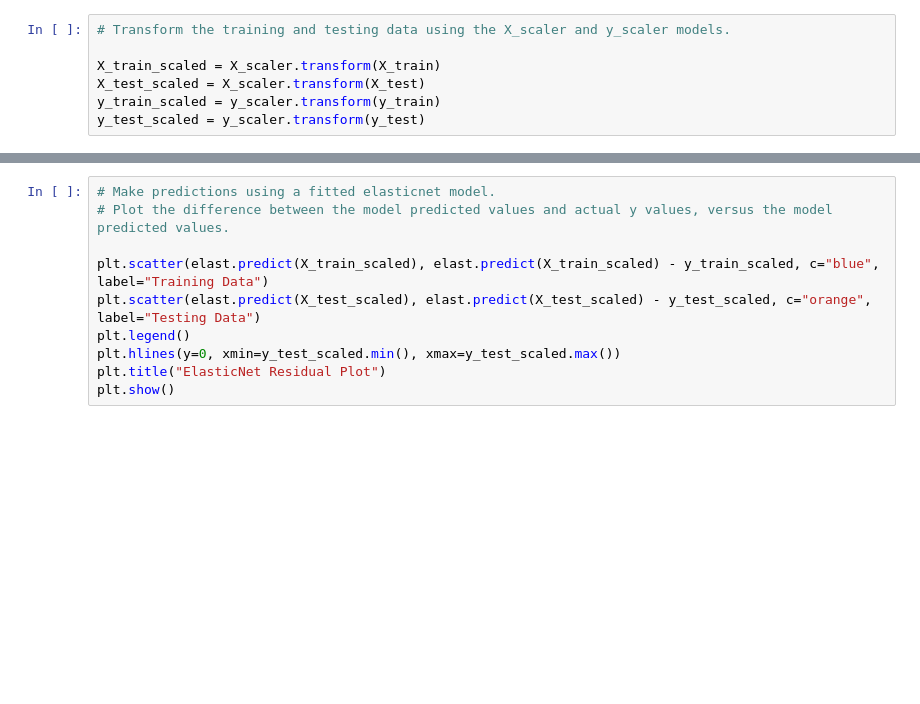
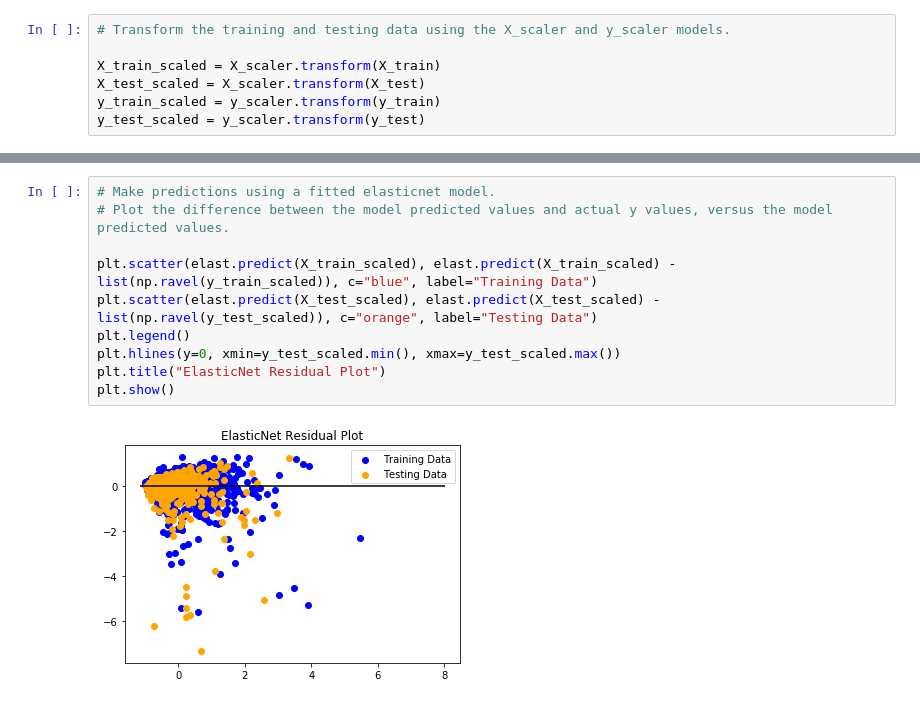
Before and after one commit to tristanh314/final-project-ddt, a Jupyter notebook: ML Models/linear_models.ipynb, the cells around one changed output, grey strips where cells are left out. Cells and saved outputs as stored; diff of their text form; blank space fills up the shorter version.

```diff
--- a/ML Models/linear_models.ipynb
+++ b/ML Models/linear_models.ipynb
@@ -191,13 +177,15 @@ elast.fit(X_train_scaled, y_train_scaled)
 # %%
 # Make predictions using a fitted elasticnet model.
 # Plot the difference between the model predicted values and actual y values, versus the model predicted values.
 
-plt.scatter(elast.predict(X_train_scaled), elast.predict(X_train_scaled) - y_train_scaled, c="blue", label="Training Data")
-plt.scatter(elast.predict(X_test_scaled), elast.predict(X_test_scaled) - y_test_scaled, c="orange", label="Testing Data")
+plt.scatter(elast.predict(X_train_scaled), elast.predict(X_train_scaled) - list(np.ravel(y_train_scaled)), c="blue", label="Training Data")
+plt.scatter(elast.predict(X_test_scaled), elast.predict(X_test_scaled) - list(np.ravel(y_test_scaled)), c="orange", label="Testing Data")
 plt.legend()
 plt.hlines(y=0, xmin=y_test_scaled.min(), xmax=y_test_scaled.max())
 plt.title("ElasticNet Residual Plot")
 plt.show()
+# %% [output]
+[figure, added]
 # %%
 # Used X_test_scaled, y_test_scaled, and elast.predict(X_test_scaled) to calculate MSE and R2.
 
```
Also changed, not shown: parts of 43 cells of this notebook, 3 other files.
